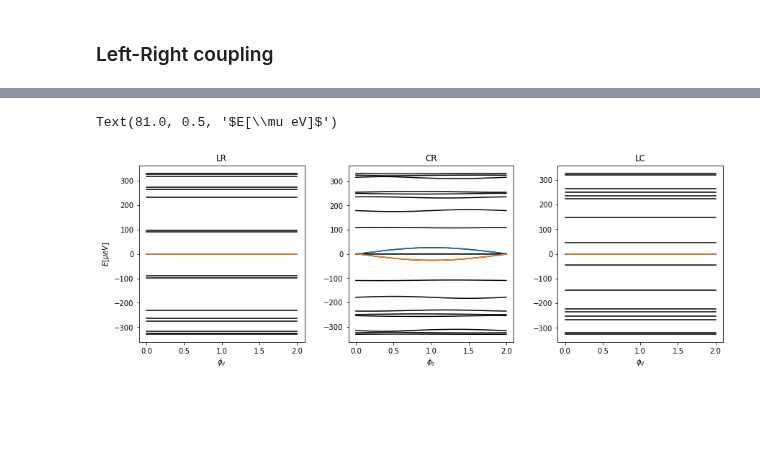
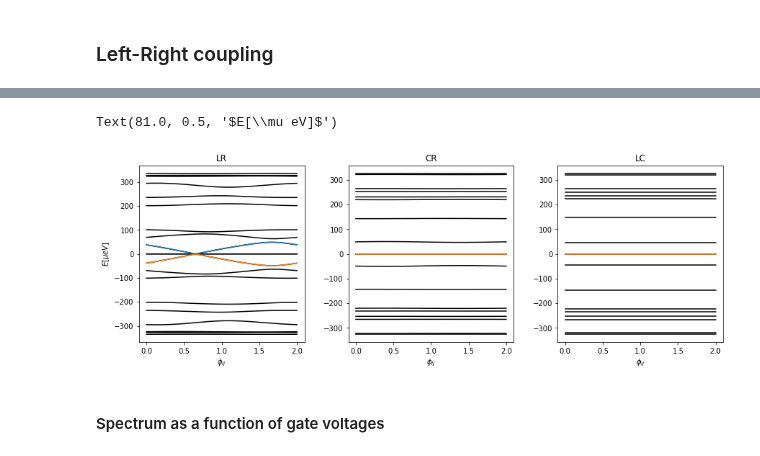
Before and after one commit to Satin21/Trijunction, a Jupyter notebook: analysis/Y.ipynb, the cells around one changed output, grey strips where cells are left out. Saved outputs shown, nothing was run; the diff lists cells and outputs as text; code cells hidden in the pictures; blank space fills up the shorter version.

Commit message:
gate optimization-wip

```diff
--- a/analysis/Y.ipynb
+++ b/analysis/Y.ipynb
@@ -549,6 +449,3 @@ solver = sl.general_solver(geometries=[[trijunction, f_params]],
 
 def wrap(arg):
     return solver(*arg)
-# %%
-args = list(it.product([0],ccode.parameters.phase_params()))
-args_db = db.from_sequence(args)
@@ -665,2 +470,0 @@ Wall time: 2min 31s
-# %%
-spectra, couplings, wfs, peaks, widths = tl.coupling_data(result, n=20)
@@ -761,2 +470,0 @@ Wall time: 2min 35s
-# %%
-spectra, couplings, wfs, peaks, widths = tl.coupling_data(result, n=20)
@@ -766,17 +470,0 @@ phis = np.linspace(0, 2, 100)
-# %%
-titles = ['LR', 'CR', 'LC']
-fig, ax = plt.subplots(ncols=3, figsize=(12, 4))
-fig.tight_layout(w_pad=3)
-phis = np.linspace(0, 2, 100)
-for i in range(3):
-    for level in spectra[i].T:
-        ax[i].plot(phis, 1e6*level, c='black')
-    ax[i].plot(phis, 1e6*couplings[i])
-    ax[i].plot(phis, -1e6*couplings[i])
-    #ax[i].vlines(x=max_phis[i], ymin=-100, ymax=100)
-    ax[i].set_xlabel(r'$\phi_{ij}$')
-    ax[i].set_title(titles[i])
-ax[0].set_ylabel(r'$E[\mu eV]$')
-# %% [output]
-Text(81.0, 0.5, '$E[\\mu eV]$')
-[figure, removed]
@@ -784,0 +471,24 @@ ens, vecs = wrap(args[2])
+# %%
+LR_phase = phis[peaks[0]]
+LR_spectra = spectra
+LR_couplings = couplings
+# %%
+titles = ['LR', 'CR', 'LC']
+fig, ax = plt.subplots(ncols=3, figsize=(12, 4))
+fig.tight_layout(w_pad=3)
+phis = np.linspace(0, 2, 100)
+spectra = [LR_spectra[0], LC_spectra[1], CR_spectra[2]]
+couplings = [LR_couplings[0], LC_couplings[1], CR_couplings[2]]
+for i in range(3):
+
+    for level in spectra[i].T:
+        ax[i].plot(phis, 1e6*level, c='black')
+    ax[i].plot(phis, 1e6*couplings[i])
+    ax[i].plot(phis, -1e6*couplings[i])
+    #ax[i].vlines(x=max_phis[i], ymin=-100, ymax=100)
+    ax[i].set_xlabel(r'$\phi_{ij}$')
+    ax[i].set_title(titles[i])
+ax[0].set_ylabel(r'$E[\mu eV]$')
+# %% [output]
+Text(81.0, 0.5, '$E[\\mu eV]$')
+[figure, added]
@@ -784,0 +502,2 @@ ens, vecs = wrap(args[2])
+# %% [markdown]
+#### Spectrum as a function of gate voltages
```
Also changed, not shown: parts of 87 cells of this notebook.
